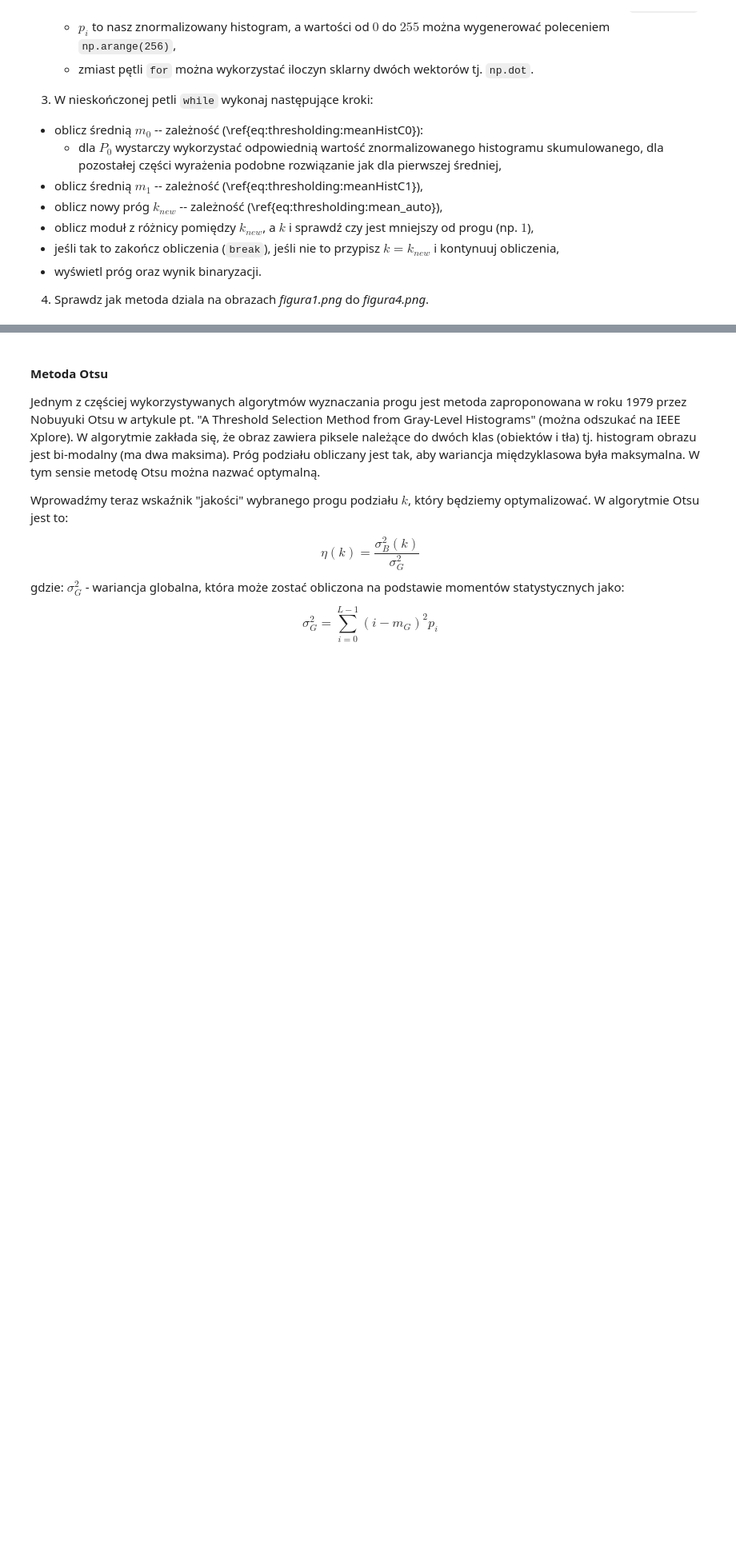
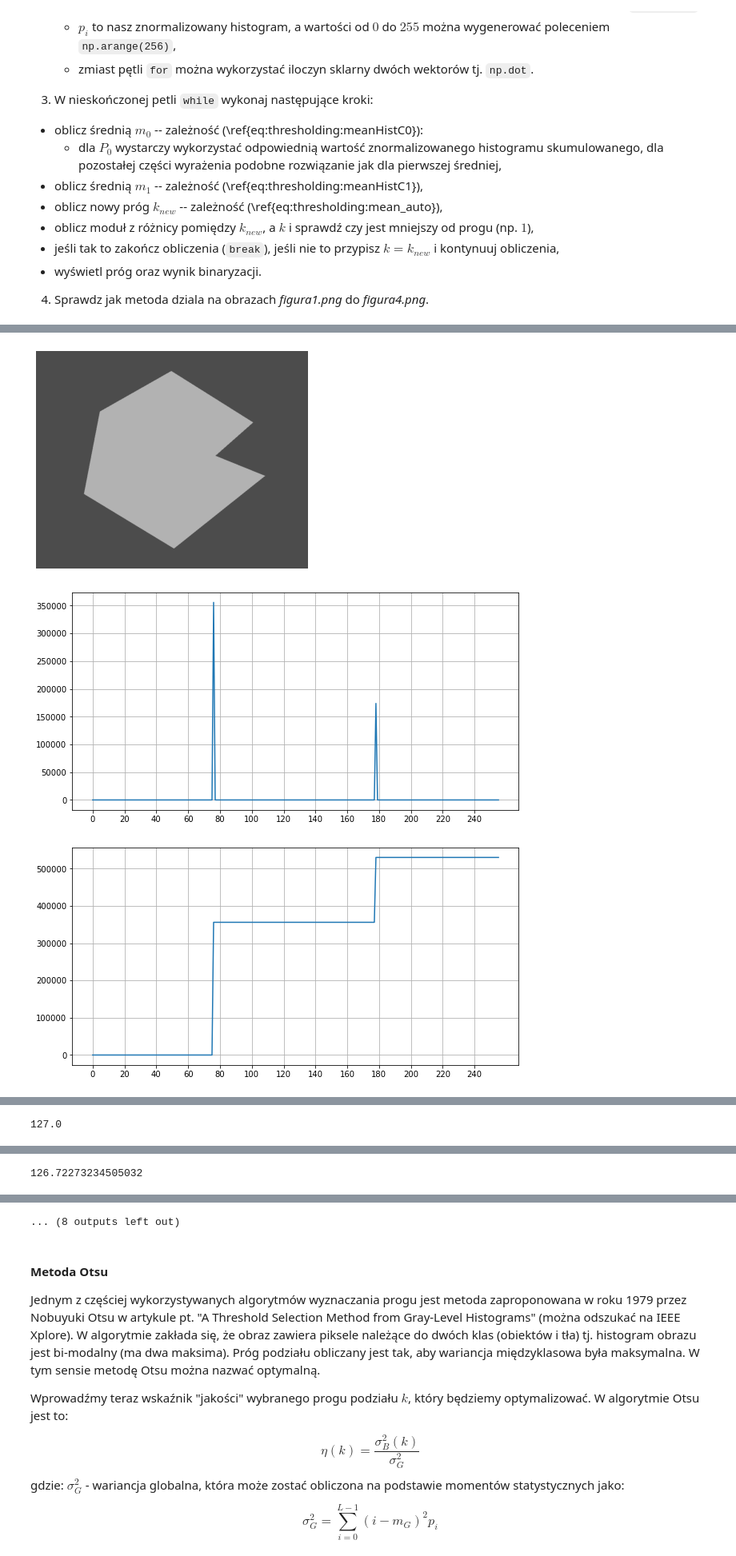
Before and after one commit to tostafin/image-processing-basics-labs, a Jupyter notebook: lab4/04_thresholding.ipynb, the cells around one changed output, grey strips where cells are left out. Shown at 80% size. Cells and saved outputs as stored; diff of their text form; code cells hidden in the pictures; blank space fills up the shorter version.

```diff
--- a/lab4/04_thresholding.ipynb
+++ b/lab4/04_thresholding.ipynb
@@ -248,0 +274,7 @@ plt.show()
+# %%
+for i in range(1, 4 + 1):
+    print(iterative_threshold(f"figura{i}.png"))
+# %% [output]
+[figure, added]
+[figure, added]
+[figure, added]
@@ -248,0 +282 @@ plt.show()
+127.0
@@ -248,0 +287 @@ plt.show()
+126.72273234505032
@@ -249,3 +290,4 @@ plt.show()
+... (8 outputs left out)
 # %% [markdown]
 #### Metoda Otsu
 
```
Also changed, not shown: parts of 8 cells of this notebook.
